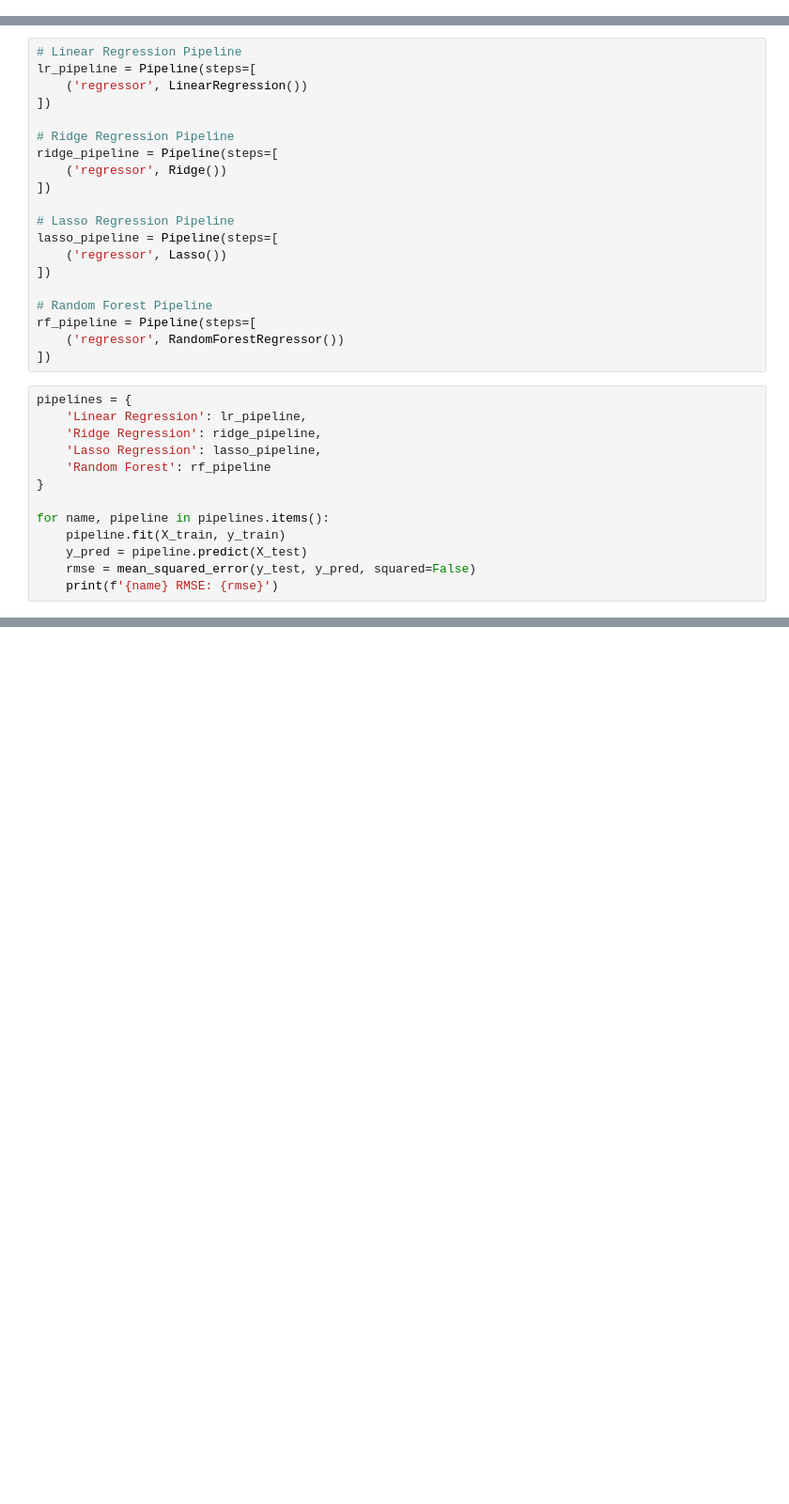
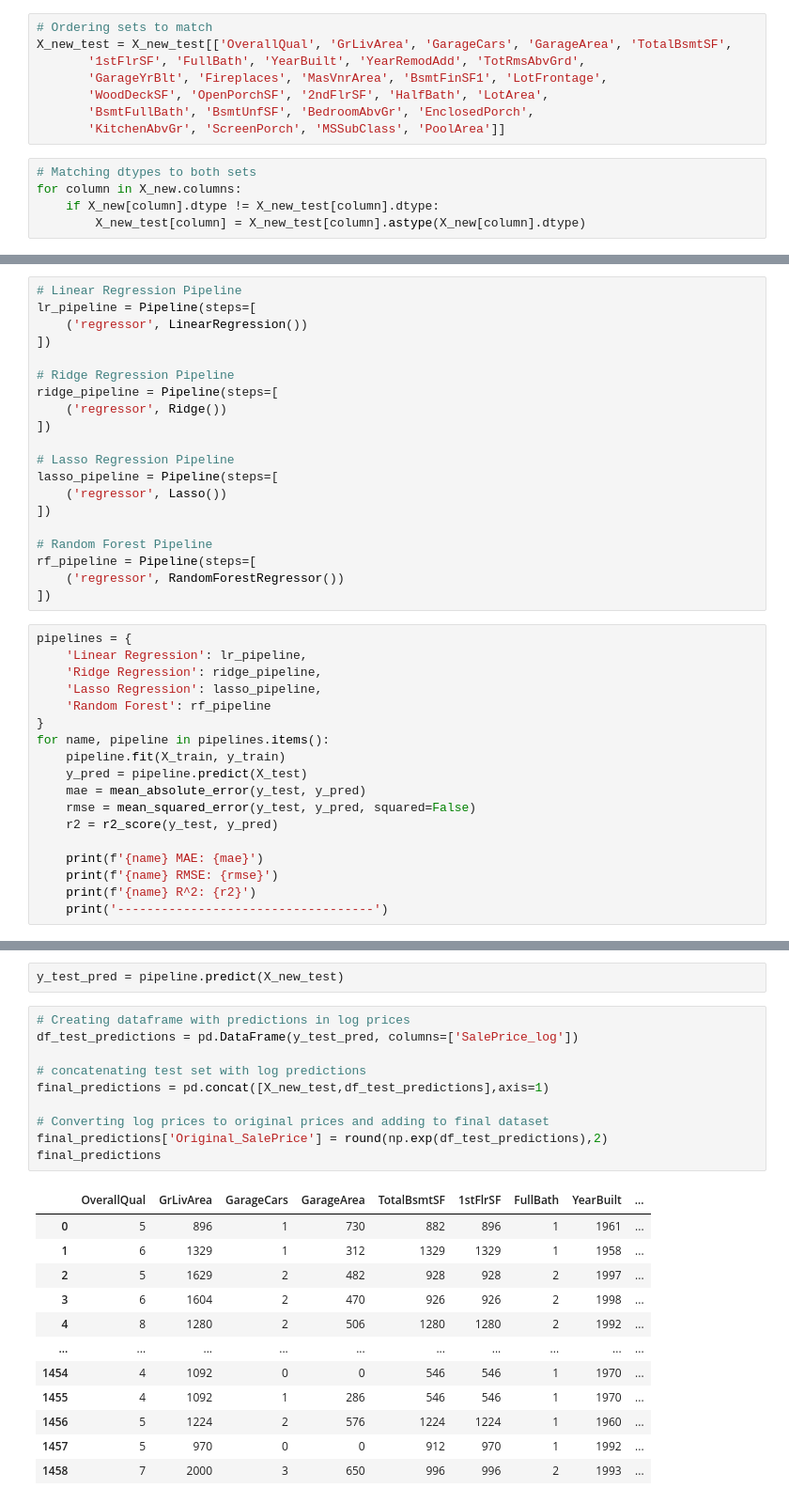
Before and after one commit to WilliamHallPortfolio/01-Home_Price_Prediction, a Jupyter notebook: Housing Price Prediction Final.ipynb, the cells around one changed output, grey strips where cells are left out. Shown at 94% size. Saved outputs shown, nothing was run; the diff lists cells and outputs as text; blank space fills up the shorter version.

```diff
--- a/Housing Price Prediction Final.ipynb
+++ b/Housing Price Prediction Final.ipynb
@@ -493,3 +509,16 @@ Number of columns in new X: 28
+# %%
+# Ordering sets to match
+X_new_test = X_new_test[['OverallQual', 'GrLivArea', 'GarageCars', 'GarageArea', 'TotalBsmtSF',
+       '1stFlrSF', 'FullBath', 'YearBuilt', 'YearRemodAdd', 'TotRmsAbvGrd',
+       'GarageYrBlt', 'Fireplaces', 'MasVnrArea', 'BsmtFinSF1', 'LotFrontage',
+       'WoodDeckSF', 'OpenPorchSF', '2ndFlrSF', 'HalfBath', 'LotArea',
+       'BsmtFullBath', 'BsmtUnfSF', 'BedroomAbvGr', 'EnclosedPorch',
+       'KitchenAbvGr', 'ScreenPorch', 'MSSubClass', 'PoolArea']]
+# %%
+# Matching dtypes to both sets
+for column in X_new.columns:
+    if X_new[column].dtype != X_new_test[column].dtype:
+        X_new_test[column] = X_new_test[column].astype(X_new[column].dtype)
 # %% [markdown]
 ## Exploritory Data Analysis (EDA)
 # %% [markdown]
@@ -728,10 +651,15 @@ pipelines = {
     'Lasso Regression': lasso_pipeline,
     'Random Forest': rf_pipeline
 }
-
 for name, pipeline in pipelines.items():
     pipeline.fit(X_train, y_train)
     y_pred = pipeline.predict(X_test)
+    mae = mean_absolute_error(y_test, y_pred)
     rmse = mean_squared_error(y_test, y_pred, squared=False)
+    r2 = r2_score(y_test, y_pred)
+
+    print(f'{name} MAE: {mae}')
     print(f'{name} RMSE: {rmse}')
+    print(f'{name} R^2: {r2}')
+    print('-----------------------------------')
 # %% [output]
@@ -743,0 +700,25 @@ DONT FORGET ONE-HOT
+# %%
+y_test_pred = pipeline.predict(X_new_test)
+# %%
+# Creating dataframe with predictions in log prices
+df_test_predictions = pd.DataFrame(y_test_pred, columns=['SalePrice_log'])
+
+# concatenating test set with log predictions
+final_predictions = pd.concat([X_new_test,df_test_predictions],axis=1)
+
+# Converting log prices to original prices and adding to final dataset
+final_predictions['Original_SalePrice'] = round(np.exp(df_test_predictions),2)
+final_predictions
+# %% [output]
+|  | OverallQual | GrLivArea | GarageCars | GarageArea | TotalBsmtSF | 1stFlrSF | FullBath | YearBuilt | ... |
+| 0 | 5 | 896 | 1 | 730 | 882 | 896 | 1 | 1961 | ... |
+| 1 | 6 | 1329 | 1 | 312 | 1329 | 1329 | 1 | 1958 | ... |
+| 2 | 5 | 1629 | 2 | 482 | 928 | 928 | 2 | 1997 | ... |
+| 3 | 6 | 1604 | 2 | 470 | 926 | 926 | 2 | 1998 | ... |
+| 4 | 8 | 1280 | 2 | 506 | 1280 | 1280 | 2 | 1992 | ... |
+| ... | ... | ... | ... | ... | ... | ... | ... | ... | ... |
+| 1454 | 4 | 1092 | 0 | 0 | 546 | 546 | 1 | 1970 | ... |
+| 1455 | 4 | 1092 | 1 | 286 | 546 | 546 | 1 | 1970 | ... |
+| 1456 | 5 | 1224 | 2 | 576 | 1224 | 1224 | 1 | 1960 | ... |
+| 1457 | 5 | 970 | 0 | 0 | 912 | 970 | 1 | 1992 | ... |
+| 1458 | 7 | 2000 | 3 | 650 | 996 | 996 | 2 | 1993 | ... |
```
Also changed, not shown: parts of 23 cells of this notebook.
